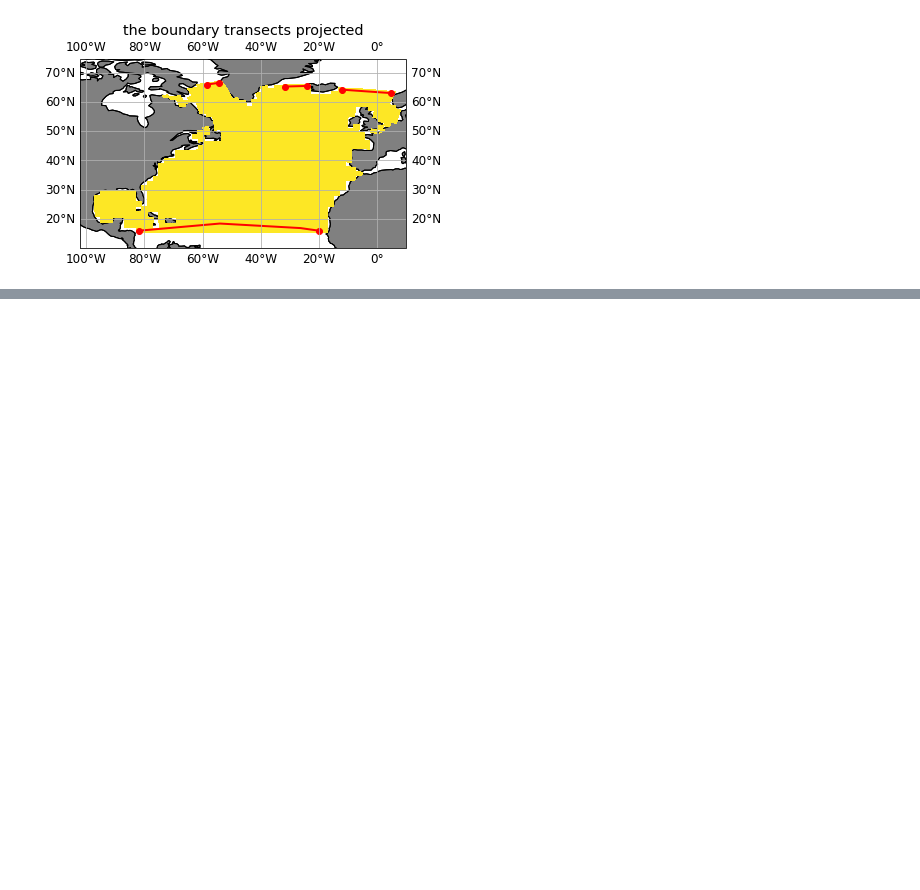
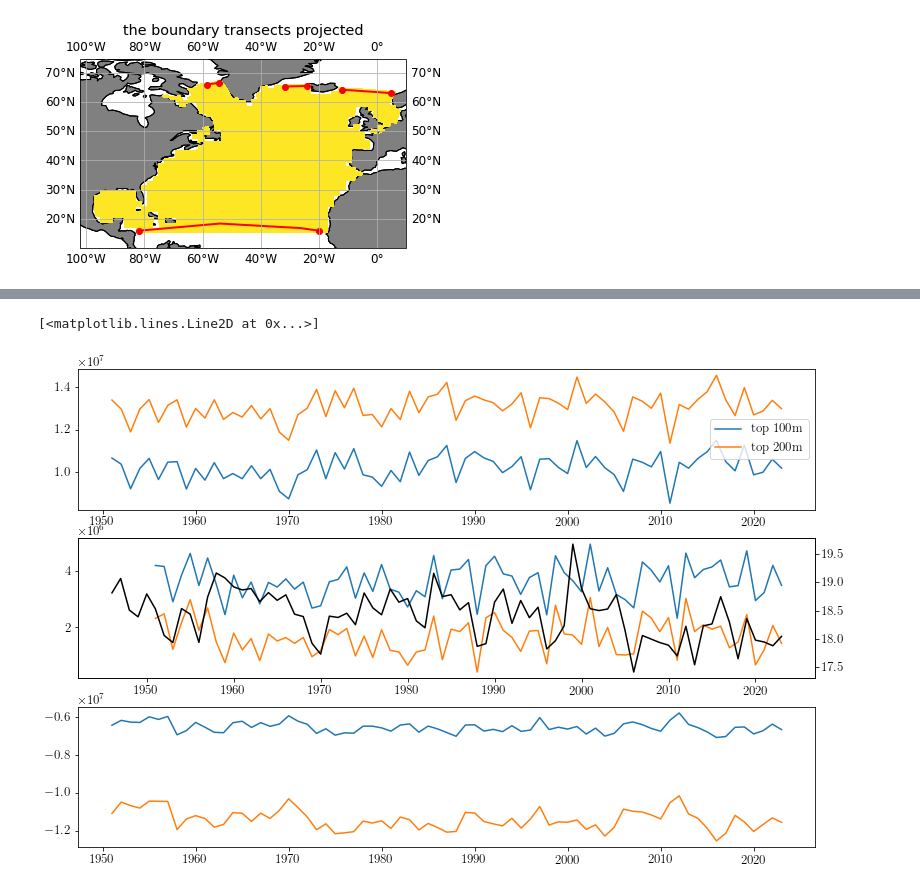
Before and after one commit to tjarnikova/AMOC-PLANKTOM, a Jupyter notebook: lateral-transports.ipynb, the cells around one changed output, grey strips where cells are left out. Cells and saved outputs as stored; diff of their text form; code cells hidden in the pictures; blank space fills up the shorter version.

```diff
--- a/lateral-transports.ipynb
+++ b/lateral-transports.ipynb
@@ -560,0 +712,23 @@ np.nanmean(tots)
+# %%
+fact = 1.1
+fig, axs = plt.subplots(3,1, figsize=(12*fact, 8*fact), facecolor='w', edgecolor='k')
+axs = axs.ravel()
+#pos
+yrly = ylist.resample(time_counter='Y').mean()
+
+
+axs[0].plot(yrly.time_counter,yrly['water_transports'][:,0,0], label = 'top 100m')
+axs[0].plot(yrly.time_counter,yrly['water_transports'][:,1,0], label = 'top 200m')
+axs[0].legend(loc = 'best')
+
+axs[1].plot(yrly.time_counter,yrly['water_transports'][:,0,2], label = 'top 100m')
+axs[1].plot(yrly.time_counter,yrly['water_transports'][:,1,2], label = 'top 200m')
+axs0 = axs[1].twinx()
+RVA0y = RVA0_amoc.resample(TIME='Y').mean()
+axs0.plot(RVA0y.TIME,RVA0y.AMOC, color = 'k')
+# #neg
+axs[2].plot(yrly.time_counter,yrly['water_transports'][:,0,1], label = 'top 100m')
+axs[2].plot(yrly.time_counter,yrly['water_transports'][:,1,1], label = 'top 200m')
+# %% [output]
+[<matplotlib.lines.Line2D at 0x...>]
+[figure, added]
```
Also changed, not shown: parts of 25 cells of this notebook.
